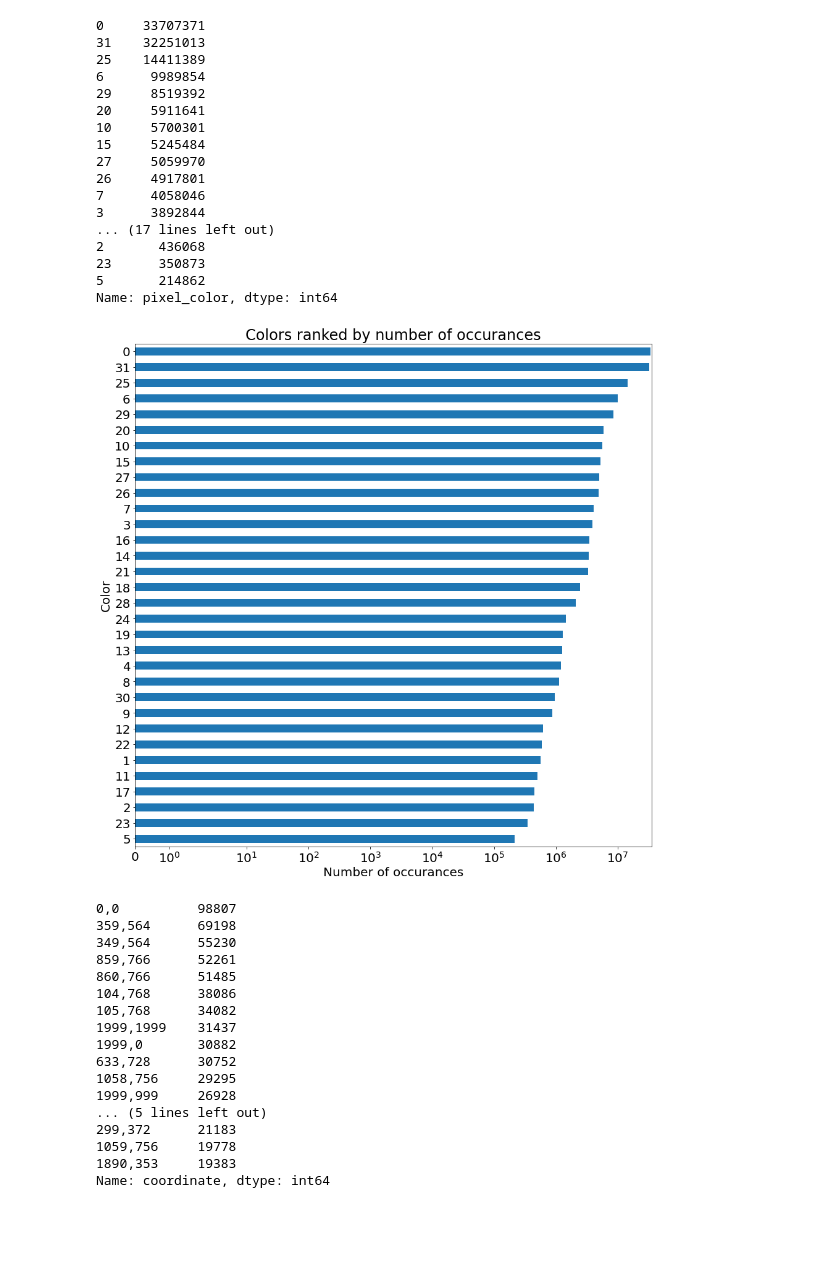
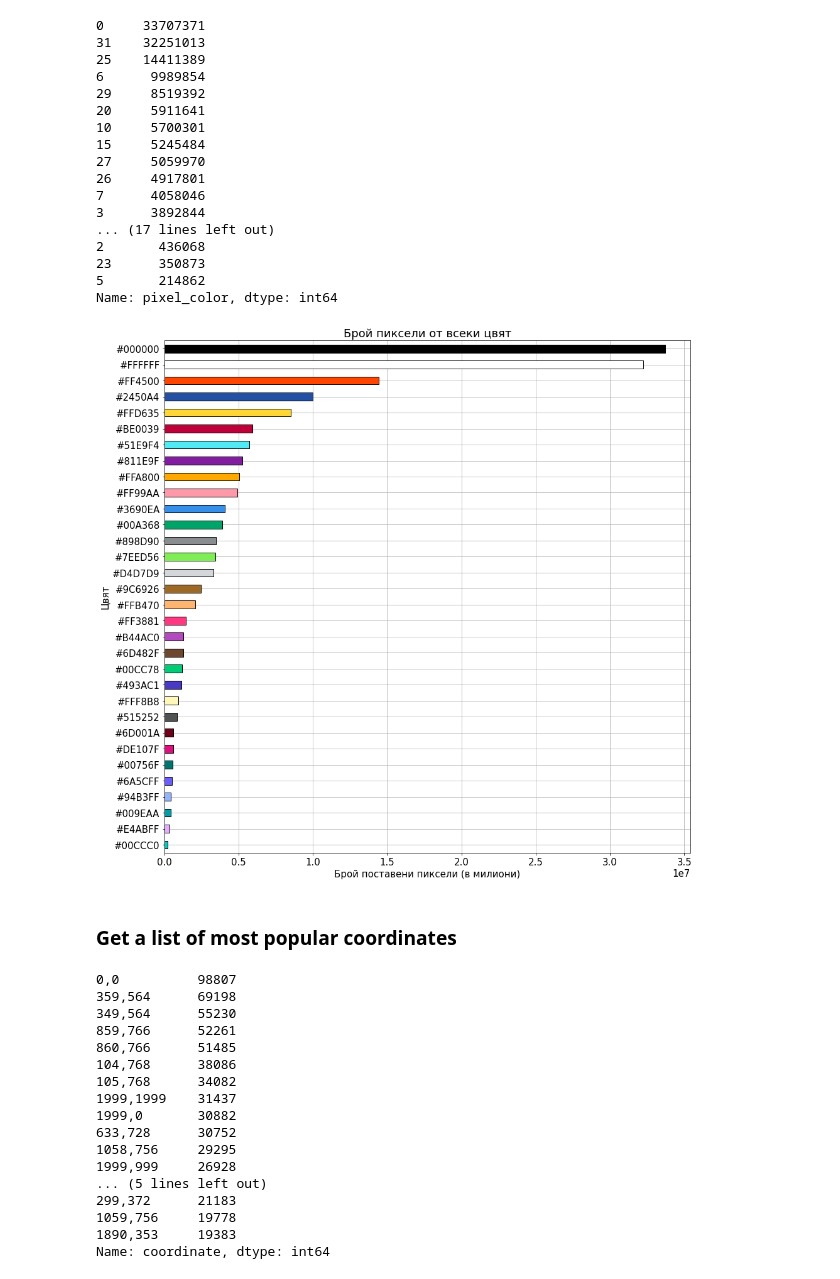
Before and after one commit to Denis-Iv/Analyzing-Social-Experiment, a Jupyter notebook: visualize_data.ipynb, the cells around one changed output. Saved outputs shown, nothing was run; the diff lists cells and outputs as text; code cells hidden in the pictures; blank space fills up the shorter version.

```diff
--- a/visualize_data.ipynb
+++ b/visualize_data.ipynb
@@ -160,16 +179,27 @@ most_used_colors
 23      350873
 5       214862
 Name: pixel_color, dtype: int64
-# %%
-plt.rcParams['font.size'] = '20'
-plot = most_used_colors.plot(figsize=(15,15), kind='barh')
-plot.set_xscale('symlog')
-plot.set_xlabel('Number of occurances')
-plot.set_ylabel('Color')
-plot.set_title('Colors ranked by number of occurances')
-plot.invert_yaxis()
-# %% [output]
-[figure, removed]
+# %%
+colors = []
+for color_num in most_used_colors.iteritems():
+    colors.append(parse_pixel_color(color_num[0])[0])
+
+colors_names = []
+for color_hex in most_used_colors.iteritems():
+    colors_names.append(parse_pixel_color(color_hex[0])[0])
+
+plot = most_used_colors.plot(figsize=(15,15), kind='barh', color=colors, edgecolor='black', zorder=3)
+plot.set_xscale('linear')
+plot.set_xlabel('Брой поставени пиксели (в милиони)')
+plot.set_ylabel('Цвят')
+plot.set_title('Брой пиксели от всеки цвят')
+plot.set_yticklabels(colors_names)
+plot.invert_yaxis()
+plot.grid(visible=True, zorder=0)
+# %% [output]
+[figure, added]
+# %% [markdown]
+### Get a list of most popular coordinates
 # %%
 most_active_spots = ddf_main.coordinate.value_counts().compute()
 top_active_spots = most_active_spots.head(20)
```
Also changed, not shown: parts of 12 cells of this notebook.
